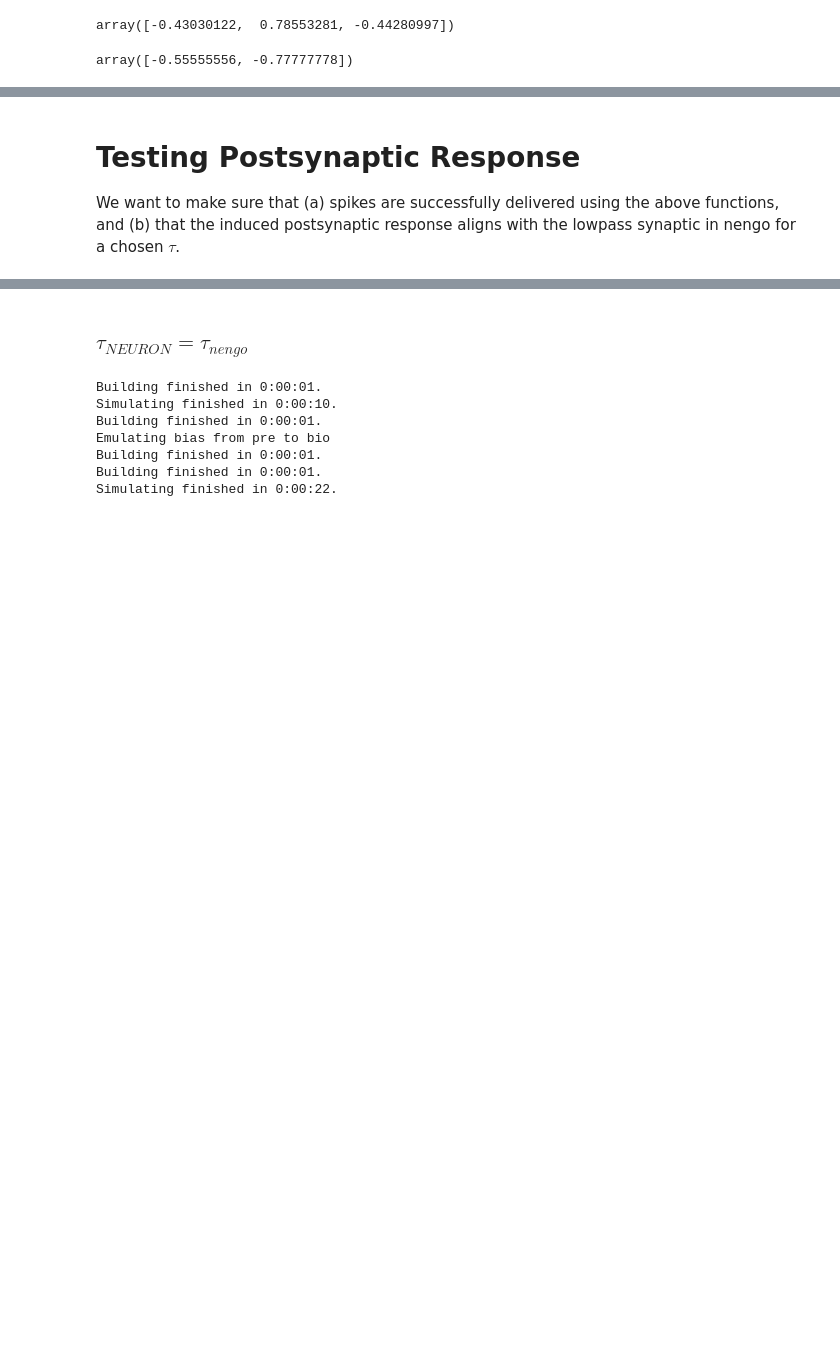
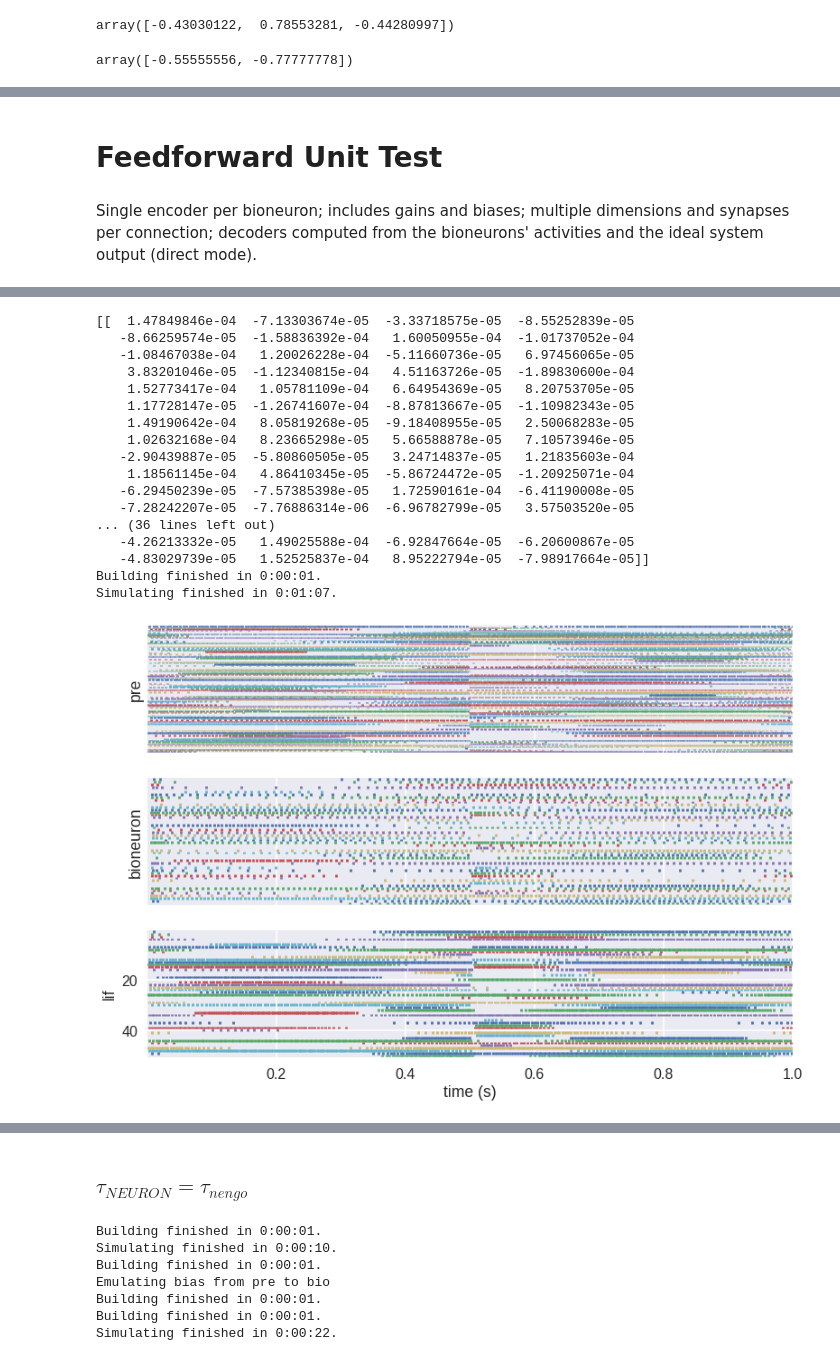
Before and after one commit to psipeter/bioneuron_oracle, a Jupyter notebook: bioneuron_oracle.ipynb, the cells around one changed output, grey strips where cells are left out. Drawn from its saved outputs; the diff is of its cells as text; code cells hidden in the pictures; blank space fills up the shorter version.

Commit message:
partial refactoring; feedforward conn into bioneurons work, connections out of bioneurons have bad decoding

```diff
--- a/bioneuron_oracle.ipynb
+++ b/bioneuron_oracle.ipynb
@@ -779,10 +465,0 @@ Simulating finished in 0:00:14.
-# %%
-dim=2
-t_final=2.0
-
-encoders, gains, weights_bias = gen_enc_gain_bias(
-    pre_neurons,n_neurons,tau,dim,n_syn,dt,t_final,pre_seed,bio_seed,'prime_sinusoids')
-
-decoders_bio_two_inputs=sim_two_inputs(
-    n_neurons,tau,dim,n_syn,dt,t_final,encoders,gains,'pre1',
-    pre1_seed,pre2_seed,bio_seed,n_eval_points=10,decoders_bio=None,plots={'decode'})
@@ -924,16 +465,0 @@ def get_syn_locations(rng,conn):
-# %%
-pre1_seed=3
-pre2_seed=9
-bio_seed=6
-dim=2
-n_syn=10
-t_final=2.0
-
-encoders, gains, weights_bias = gen_enc_gain_bias(
-    pre_neurons,n_neurons,tau,dim,n_syn,dt,t_final,pre1_seed,bio_seed,'prime_sinusoids')
-
-gains = gains / n_syn
-
-decoders_bio=sim_two_inputs(
-    n_neurons,tau,dim,n_syn,dt,t_final,encoders,gains,'pre1',
-    pre1_seed,pre2_seed,bio_seed,n_eval_points=10,decoders_bio=None,plots={'decode'})
@@ -947,3 +466,2 @@ Simulating finished in 0:02:11.
-# %% [markdown]
-# Testing Postsynaptic Response
-We want to make sure that (a) spikes are successfully delivered using the above functions, and (b) that the induced postsynaptic response aligns with the lowpass synaptic in nengo for a chosen $\tau$.
+# %% [markdown]
+# Feedforward Unit Test
@@ -949,0 +567,22 @@ We want to make sure that (a) spikes are successfully delivered using the above
+# %% [markdown]
+Single encoder per bioneuron; includes gains and biases; multiple dimensions and synapses per connection; decoders computed from the bioneurons' activities and the ideal system output (direct mode).
+# %%
+pre_neurons=100
+bio_neurons=50
+tau_nengo=0.01
+tau_neuron=0.01
+dt_nengo=0.001
+dt_neuron=0.0001
+pre_seed=3
+bio_seed=6
+t_final=1.0
+dim=2
+n_syn=5
+signal='prime_sinusoids'
+decoders_bio=None
+plots={'spikes','voltage','decode'}
+
+d_1 = feedforward(pre_neurons, bio_neurons, tau_nengo, tau_neuron, dt_nengo,
+                dt_neuron, pre_seed, bio_seed, t_final, dim, signal,
+                decoders_bio, plots)
+# %% [output]
@@ -949,0 +591,18 @@ We want to make sure that (a) spikes are successfully delivered using the above
+[[  1.47849846e-04  -7.13303674e-05  -3.33718575e-05  -8.55252839e-05
+   -8.66259574e-05  -1.58836392e-04   1.60050955e-04  -1.01737052e-04
+   -1.08467038e-04   1.20026228e-04  -5.11660736e-05   6.97456065e-05
+    3.83201046e-05  -1.12340815e-04   4.51163726e-05  -1.89830600e-04
+    1.52773417e-04   1.05781109e-04   6.64954369e-05   8.20753705e-05
+    1.17728147e-05  -1.26741607e-04  -8.87813667e-05  -1.10982343e-05
+    1.49190642e-04   8.05819268e-05  -9.18408955e-05   2.50068283e-05
+    1.02632168e-04   8.23665298e-05   5.66588878e-05   7.10573946e-05
+   -2.90439887e-05  -5.80860505e-05   3.24714837e-05   1.21835603e-04
+    1.18561145e-04   4.86410345e-05  -5.86724472e-05  -1.20925071e-04
+   -6.29450239e-05  -7.57385398e-05   1.72590161e-04  -6.41190008e-05
+   -7.28242207e-05  -7.76886314e-06  -6.96782799e-05   3.57503520e-05
+... (36 lines left out)
+   -4.26213332e-05   1.49025588e-04  -6.92847664e-05  -6.20600867e-05
+   -4.83029739e-05   1.52525837e-04   8.95222794e-05  -7.98917664e-05]]
+Building finished in 0:00:01.
+Simulating finished in 0:01:07.
+[figure, added]
```
Also changed, not shown: parts of 70 cells of this notebook.
